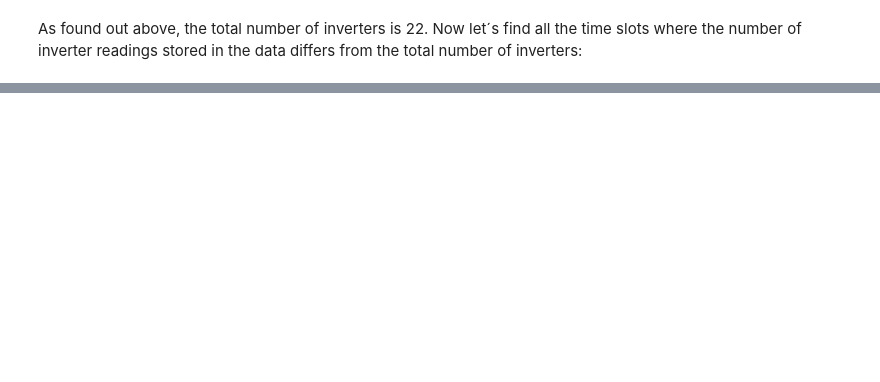
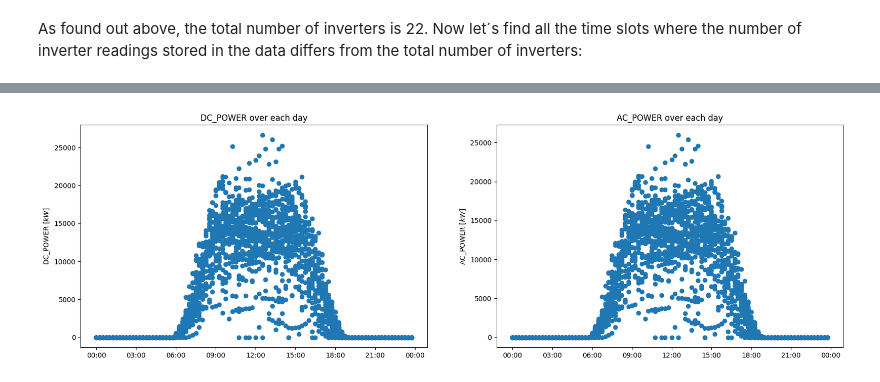
Before and after one commit to AndreasEppler/Solar-Power-Generation-Data, a Jupyter notebook: solar_power_generation_data.ipynb, the cells around one changed output, grey strips where cells are left out. Cells and saved outputs as stored; diff of their text form; code cells hidden in the pictures; blank space fills up the shorter version.

```diff
--- a/solar_power_generation_data.ipynb
+++ b/solar_power_generation_data.ipynb
@@ -79,6 +78,8 @@ color = sns.color_palette()
 import matplotlib as mpl
 from matplotlib import colors as mcolors
 colors = dict(mcolors.BASE_COLORS, **mcolors.CSS4_COLORS)
+import matplotlib.dates as mdates
+hour_minutes = mdates.DateFormatter('%H:%M')
 import statsmodels.api as sm
 import warnings
 import matplotlib.dates as mdates
@@ -312,0 +309,12 @@ time: 0 ns (started: 2022-03-04 13:24:29 +01:00)
+# %%
+def plot_ac_dc_power(df):
+    fig,ax = plt.subplots(ncols=2,nrows=1, dpi=100,figsize=(20,6))
+    for i, name in enumerate(['DC_POWER', 'AC_POWER']):
+        ax[i].scatter([dt.datetime.combine(dt.date(2020,1,1), t) for t in df.index.time], df[name])
+        ax[i].set_ylabel(f'{name} $[kW]$')
+        ax[i].set_title(f"{name} over each day")
+        ax[i].xaxis.set_major_formatter(hour_minutes)
+
+plot_ac_dc_power(gen_data_inv_sum)
+# %% [output]
+[figure, added]
```
Also changed, not shown: parts of 104 cells of this notebook, 1 other file.
